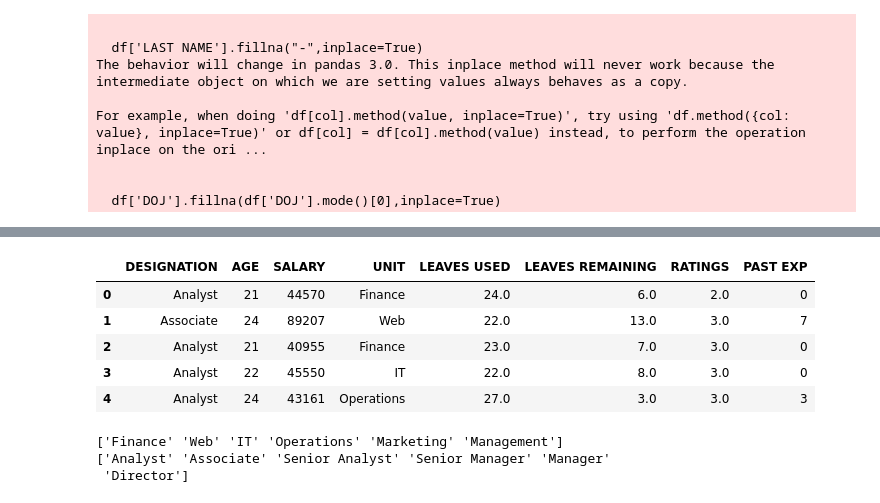
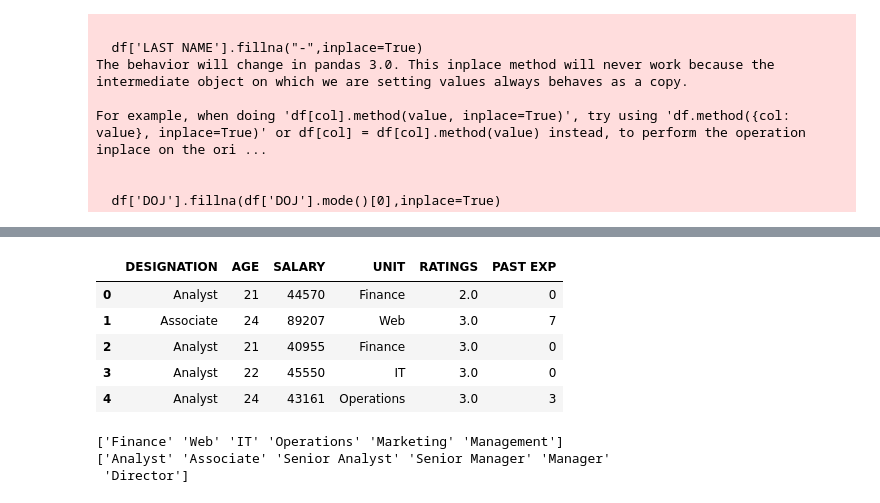
Before and after one commit to padwalmanav/Mentorness, a Jupyter notebook: Task2/Task_2(salary_prediction).ipynb, the cells around one changed output, grey strips where cells are left out. Drawn from its saved outputs; the diff is of its cells as text; code cells hidden in the pictures.

```diff
--- a/Task2/Task_2(salary_prediction).ipynb
+++ b/Task2/Task_2(salary_prediction).ipynb
@@ -140,15 +140,15 @@ df.head()
 | 3 | CHERRY | AQUILAR | F | 04-03-2013 | 01-07-2016 | Analyst | 22 | 45550 | IT | ... |
 | 4 | LEON | ABOULAHOUD | M | 11-20-2014 | 01-07-2016 | Analyst | 24 | 43161 | Operations | ... |
 # %%
-df.drop(columns=['FIRST NAME','LAST NAME','SEX','DOJ','CURRENT DATE',],inplace=True)
+df.drop(columns=['FIRST NAME','LAST NAME','SEX','DOJ','CURRENT DATE','LEAVES USED','LEAVES REMAINING'],inplace=True)
 df.head()
 # %% [output]
-|  | DESIGNATION | AGE | SALARY | UNIT | LEAVES USED | LEAVES REMAINING | RATINGS | PAST EXP |
-| 0 | Analyst | 21 | 44570 | Finance | 24.0 | 6.0 | 2.0 | 0 |
-| 1 | Associate | 24 | 89207 | Web | 22.0 | 13.0 | 3.0 | 7 |
-| 2 | Analyst | 21 | 40955 | Finance | 23.0 | 7.0 | 3.0 | 0 |
-| 3 | Analyst | 22 | 45550 | IT | 22.0 | 8.0 | 3.0 | 0 |
-| 4 | Analyst | 24 | 43161 | Operations | 27.0 | 3.0 | 3.0 | 3 |
+|  | DESIGNATION | AGE | SALARY | UNIT | RATINGS | PAST EXP |
+| 0 | Analyst | 21 | 44570 | Finance | 2.0 | 0 |
+| 1 | Associate | 24 | 89207 | Web | 3.0 | 7 |
+| 2 | Analyst | 21 | 40955 | Finance | 3.0 | 0 |
+| 3 | Analyst | 22 | 45550 | IT | 3.0 | 0 |
+| 4 | Analyst | 24 | 43161 | Operations | 3.0 | 3 |
 # %%
 print(df['UNIT'].unique())
 print(df['DESIGNATION'].unique())
```
Also changed, not shown: parts of 3 cells of this notebook, 2 other files.
